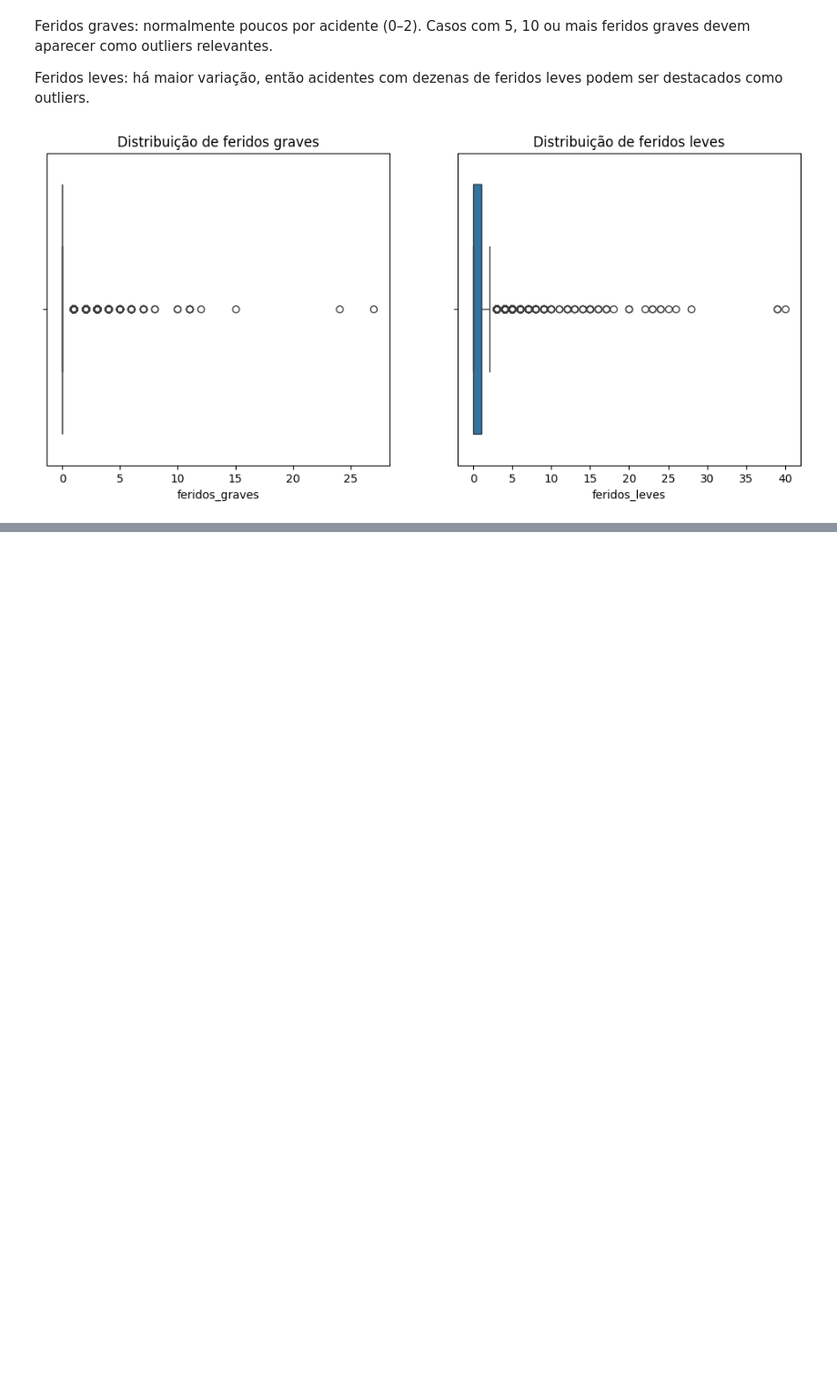
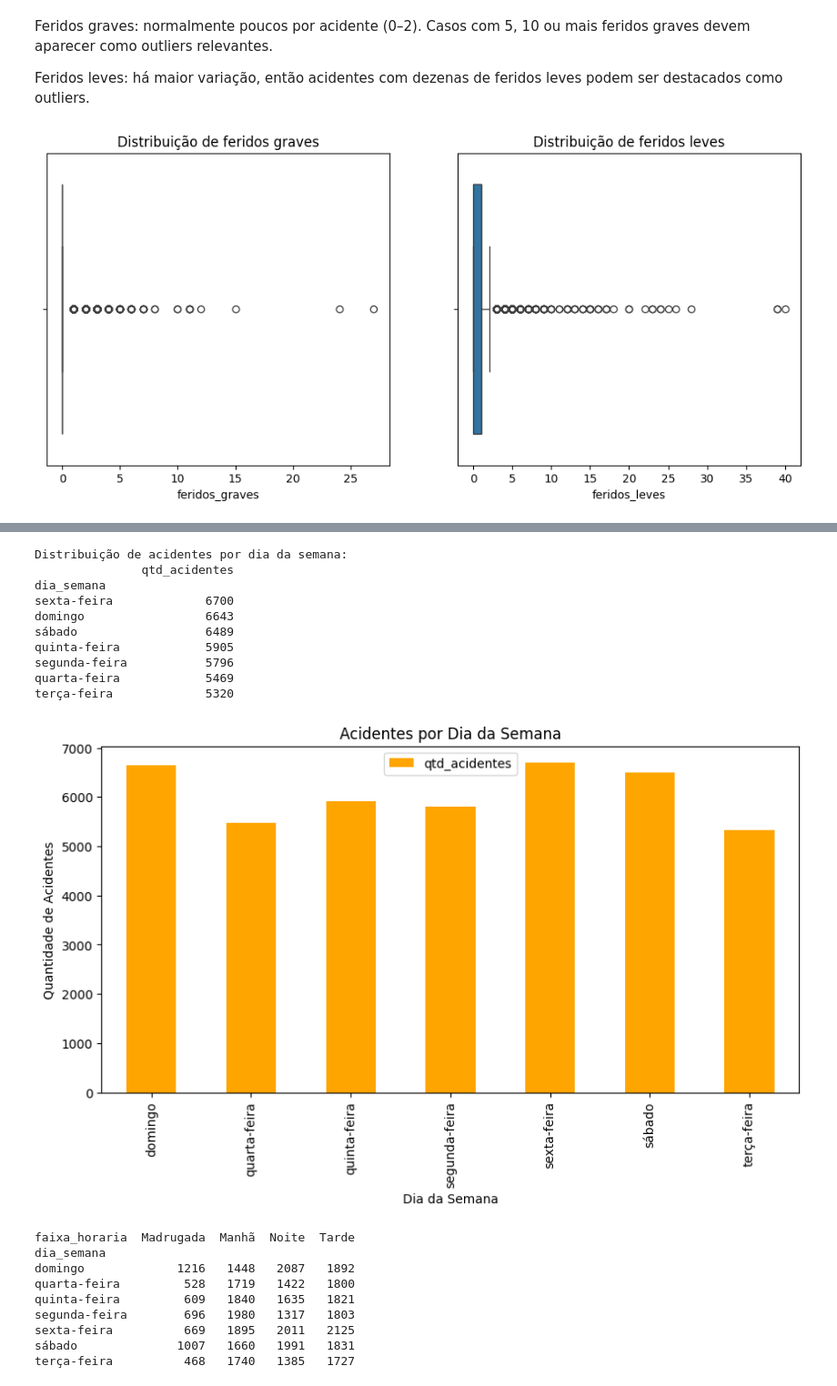
Before and after one commit to CristianeSMarques/Projeto-Final---Grupo-3---Cinthia-Cristiane-e-Douglas, a Jupyter notebook: Projeto.ipynb, the cells around one changed output, grey strips where cells are left out. Shown at 91% size. Drawn from its saved outputs; the diff is of its cells as text; code cells hidden in the pictures; blank space fills up the shorter version.

```diff
--- a/Projeto.ipynb
+++ b/Projeto.ipynb
@@ -295,0 +326,44 @@ plt.show()
+# %%
+# Pergunta 2: Dias da semana com mais acidentes
+
+
+# Agrupamento por dia da semana
+acidentes_por_dia = tabela.groupby('dia_semana').agg({'id':'count'}).rename(columns={'id':'qtd_acidentes'})
+
+# Leitura
+print("Distribuição de acidentes por dia da semana:")
+print(acidentes_por_dia.sort_values('qtd_acidentes', ascending=False))
+
+
+# Gráfico
+acidentes_por_dia.plot(kind='bar', figsize=(10,5), color='orange')
+plt.title("Acidentes por Dia da Semana")
+plt.xlabel("Dia da Semana")
+plt.ylabel("Quantidade de Acidentes")
+plt.show()
+
+
+# Cruzando dia da semana com faixa horária
+pivot = tabela.pivot_table(values='id', index='dia_semana', columns='faixa_horaria', aggfunc='count')
+print(pivot)
+# %% [output]
+Distribuição de acidentes por dia da semana:
+               qtd_acidentes
+dia_semana
+sexta-feira             6700
+domingo                 6643
+sábado                  6489
+quinta-feira            5905
+segunda-feira           5796
+quarta-feira            5469
+terça-feira             5320
+[figure, added]
+faixa_horaria  Madrugada  Manhã  Noite  Tarde
+dia_semana
+domingo             1216   1448   2087   1892
+quarta-feira         528   1719   1422   1800
+quinta-feira         609   1840   1635   1821
+segunda-feira        696   1980   1317   1803
+sexta-feira          669   1895   2011   2125
+sábado              1007   1660   1991   1831
+terça-feira          468   1740   1385   1727
```
Also changed, not shown: parts of 8 cells of this notebook, 1 other file.
